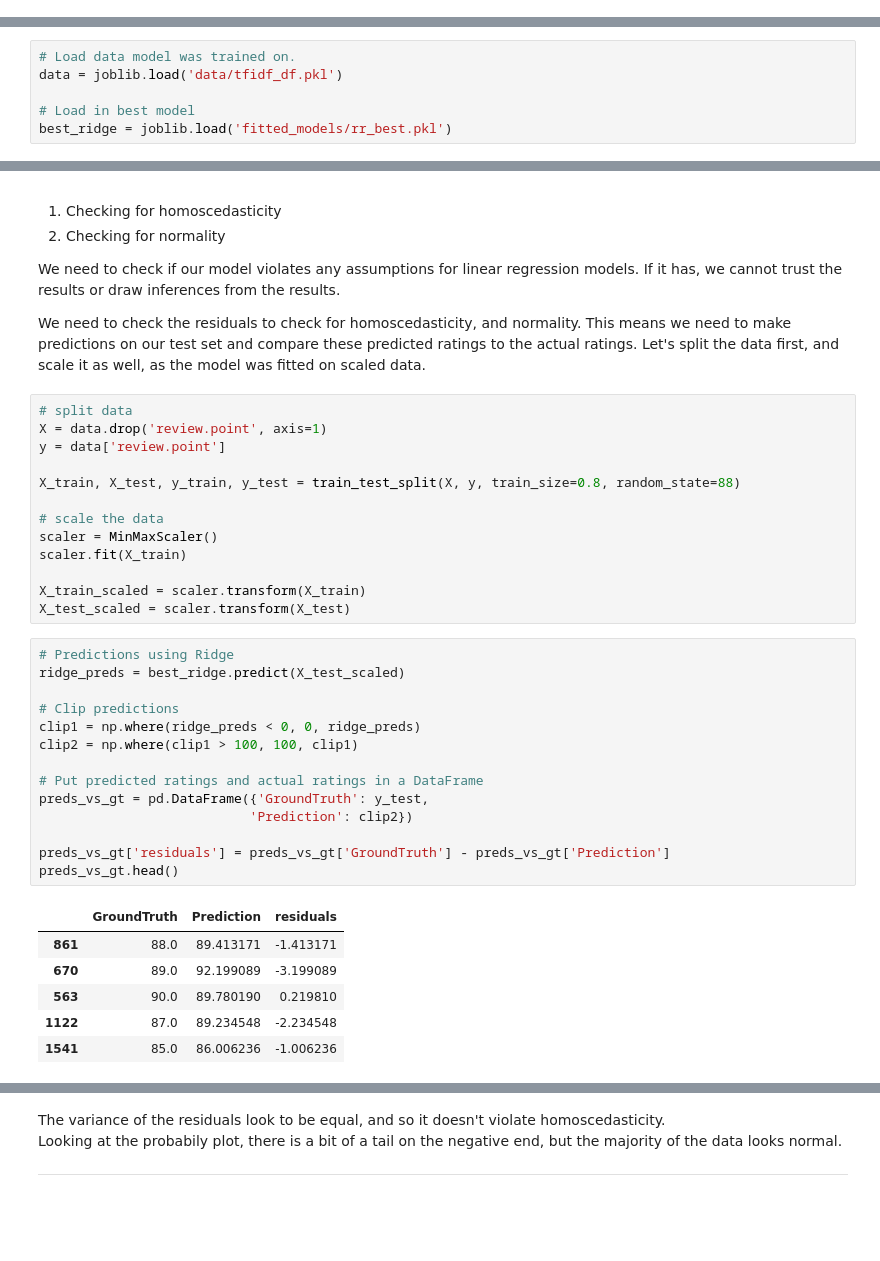
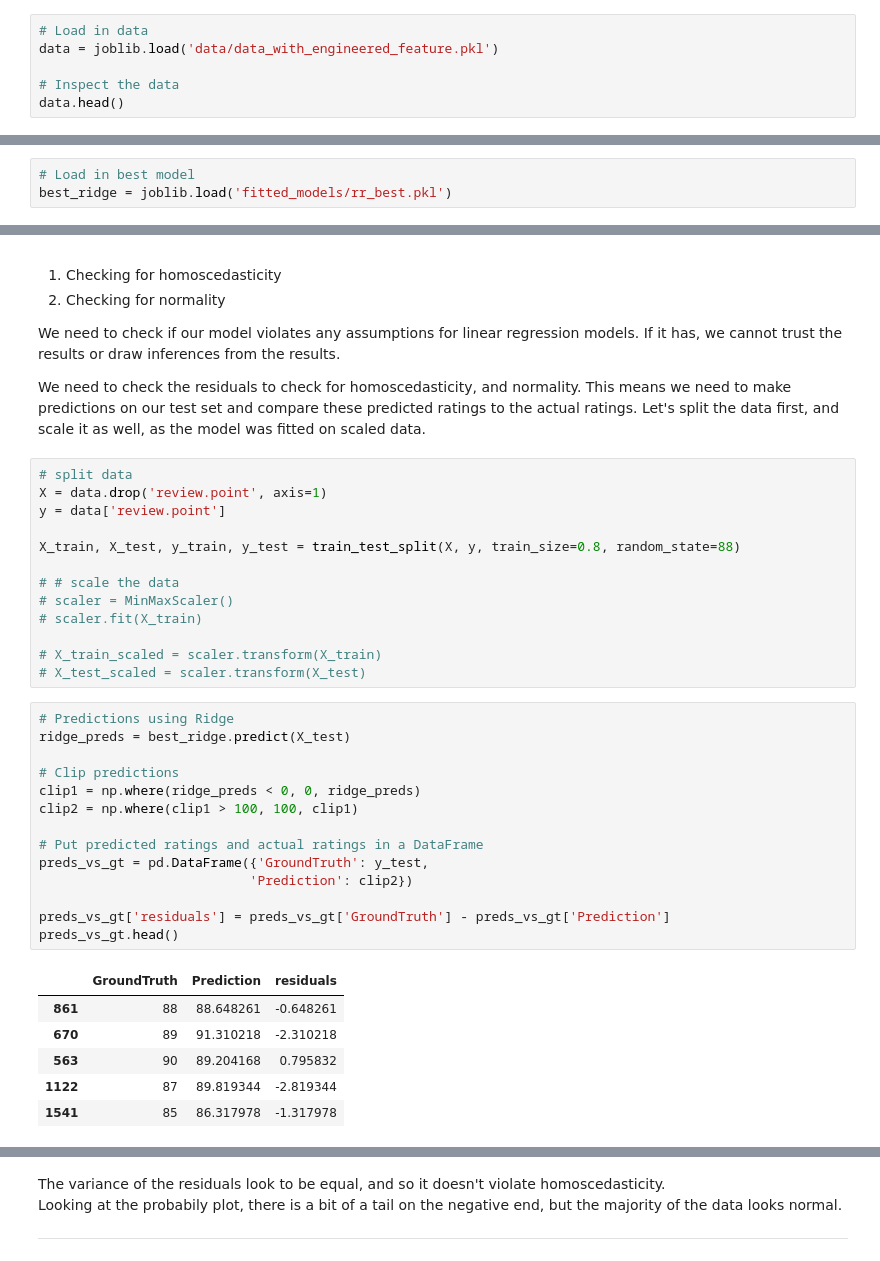
Before and after one commit to andrew-dang/whisky_predictions, a Jupyter notebook: 4_Findings.ipynb, the cells around one changed output, grey strips where cells are left out. Saved outputs shown, nothing was run; the diff lists cells and outputs as text; blank space fills up the shorter version.

```diff
--- a/4_Findings.ipynb
+++ b/4_Findings.ipynb
@@ -38,2 +43,8 @@ import joblib
 # Model diagnostics
 from scipy import stats
+# %%
+# Load in data
+data = joblib.load('data/data_with_engineered_feature.pkl')
+
+# Inspect the data
+data.head()
@@ -40,6 +106,3 @@ from scipy import stats
 # %%
-# Load data model was trained on.
-data = joblib.load('data/tfidf_df.pkl')
-
 # Load in best model
 best_ridge = joblib.load('fitted_models/rr_best.pkl')
@@ -60,33 +128,33 @@ y = data['review.point']
 
 X_train, X_test, y_train, y_test = train_test_split(X, y, train_size=0.8, random_state=88)
 
-# scale the data
-scaler = MinMaxScaler()
-scaler.fit(X_train)
+# # scale the data
+# scaler = MinMaxScaler()
+# scaler.fit(X_train)
 
-X_train_scaled = scaler.transform(X_train)
-X_test_scaled = scaler.transform(X_test)
+# X_train_scaled = scaler.transform(X_train)
+# X_test_scaled = scaler.transform(X_test)
 # %%
 # Predictions using Ridge
-ridge_preds = best_ridge.predict(X_test_scaled)
+ridge_preds = best_ridge.predict(X_test)
 
 # Clip predictions
 clip1 = np.where(ridge_preds < 0, 0, ridge_preds)
 clip2 = np.where(clip1 > 100, 100, clip1)
 
 # Put predicted ratings and actual ratings in a DataFrame
 preds_vs_gt = pd.DataFrame({'GroundTruth': y_test,
                            'Prediction': clip2})
 
 preds_vs_gt['residuals'] = preds_vs_gt['GroundTruth'] - preds_vs_gt['Prediction']
 preds_vs_gt.head()
 # %% [output]
 |  | GroundTruth | Prediction | residuals |
-| 861 | 88.0 | 89.413171 | -1.413171 |
-| 670 | 89.0 | 92.199089 | -3.199089 |
-| 563 | 90.0 | 89.780190 | 0.219810 |
-| 1122 | 87.0 | 89.234548 | -2.234548 |
-| 1541 | 85.0 | 86.006236 | -1.006236 |
+| 861 | 88 | 88.648261 | -0.648261 |
+| 670 | 89 | 91.310218 | -2.310218 |
+| 563 | 90 | 89.204168 | 0.795832 |
+| 1122 | 87 | 89.819344 | -2.819344 |
+| 1541 | 85 | 86.317978 | -1.317978 |
 # %%
 # plotting residuals - pred vs values
 plt.figure(figsize=(15,10))
```
Also changed, not shown: parts of 14 cells of this notebook, 1 other file.
